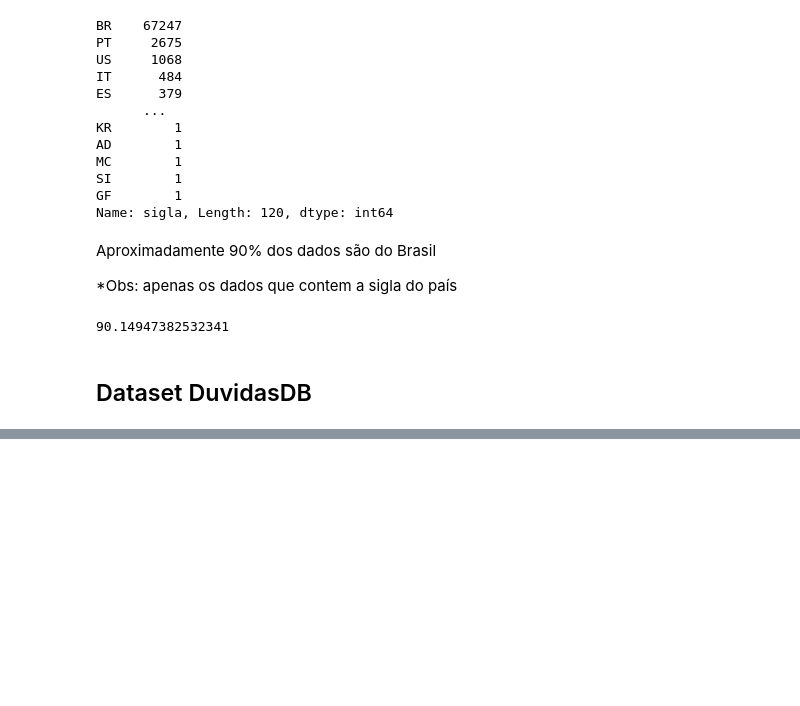
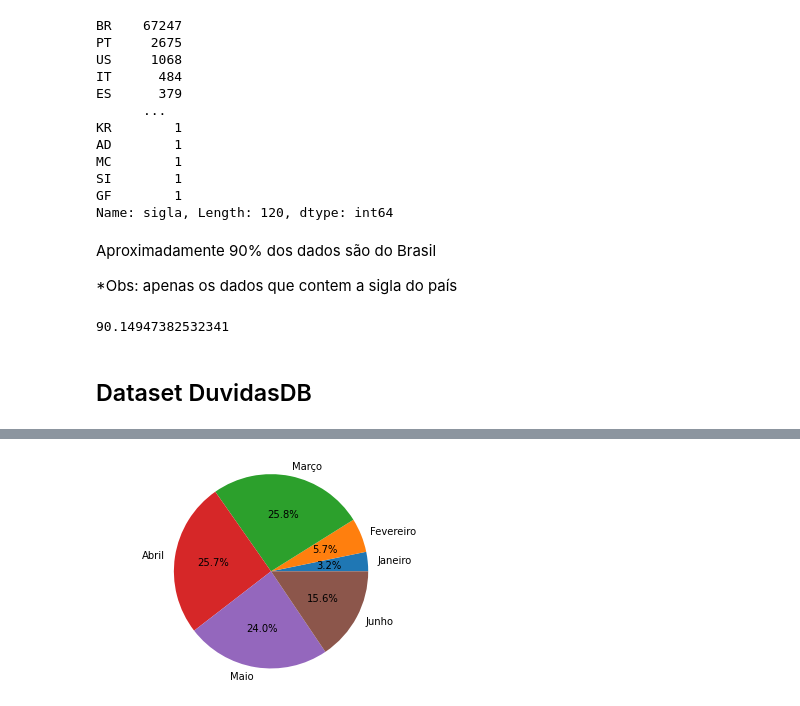
Before and after one commit to Mirnada/Covid_19, a Jupyter notebook: Covid_19.ipynb, the cells around one changed output, grey strips where cells are left out. Drawn from its saved outputs; the diff is of its cells as text; code cells hidden in the pictures; blank space fills up the shorter version.

```diff
--- a/Covid_19.ipynb
+++ b/Covid_19.ipynb
@@ -459,0 +271,7 @@ for cont in enumerate(texto_quebra):
+# %%
+fig, ax = plt.subplots()
+ax.pie(tweetMonth.values, labels=[month[index] for index in tweetMonth.index], autopct='%1.1f%%')
+ax.axis('equal')
+plt.show()
+# %% [output]
+[figure, added]
```
Also changed, not shown: parts of 69 cells of this notebook.
